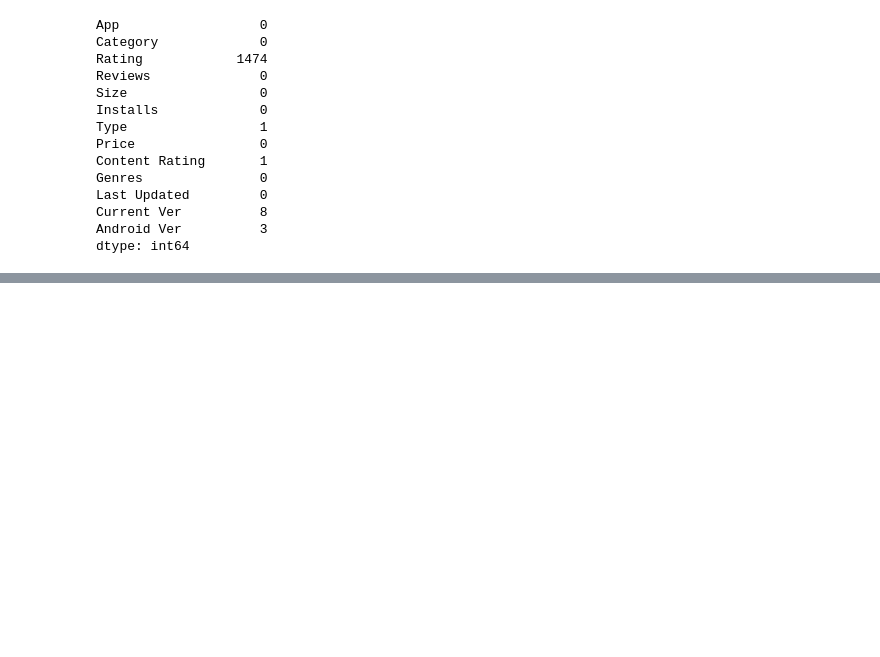
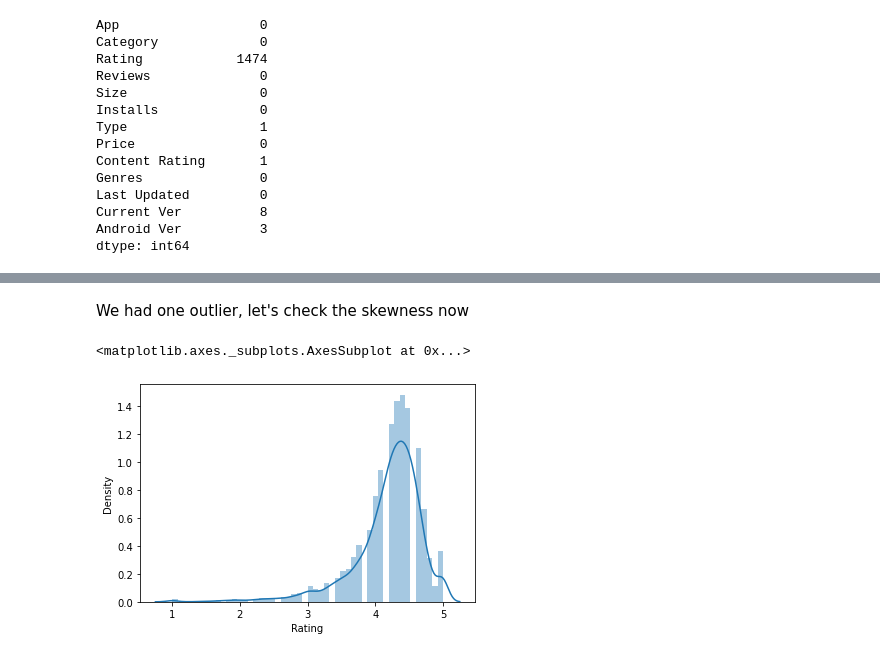
Before and after one commit to RanajayBiswas/Play-Store-App-Review-Analysis-EDA-Project, a Jupyter notebook: Play_Store_App_Review_Analysis_Capstone_Project.ipynb, the cells around one changed output, grey strips where cells are left out. Drawn from its saved outputs; the diff is of its cells as text; code cells hidden in the pictures; blank space fills up the shorter version.

```diff
--- a/Play_Store_App_Review_Analysis_Capstone_Project.ipynb
+++ b/Play_Store_App_Review_Analysis_Capstone_Project.ipynb
@@ -109,0 +141,3 @@ dtype: int64
+# %%
+# dataframe with all the rows except that one row with nonsensical rating value
+playstore_df.drop(playstore_df[(playstore_df['Rating']> 5.0) | (playstore_df['Rating']< 1.0)].index, inplace= True)
@@ -109,0 +154,8 @@ dtype: int64
+# %% [markdown]
+We had one outlier, let's check the skewness now
+# %%
+# playstore_df.plot(kind = 'density')
+sns.distplot(playstore_df.Rating)
+# %% [output]
+<matplotlib.axes._subplots.AxesSubplot at 0x...>
+[figure, added]
```
Also changed, not shown: parts of 13 cells of this notebook.
